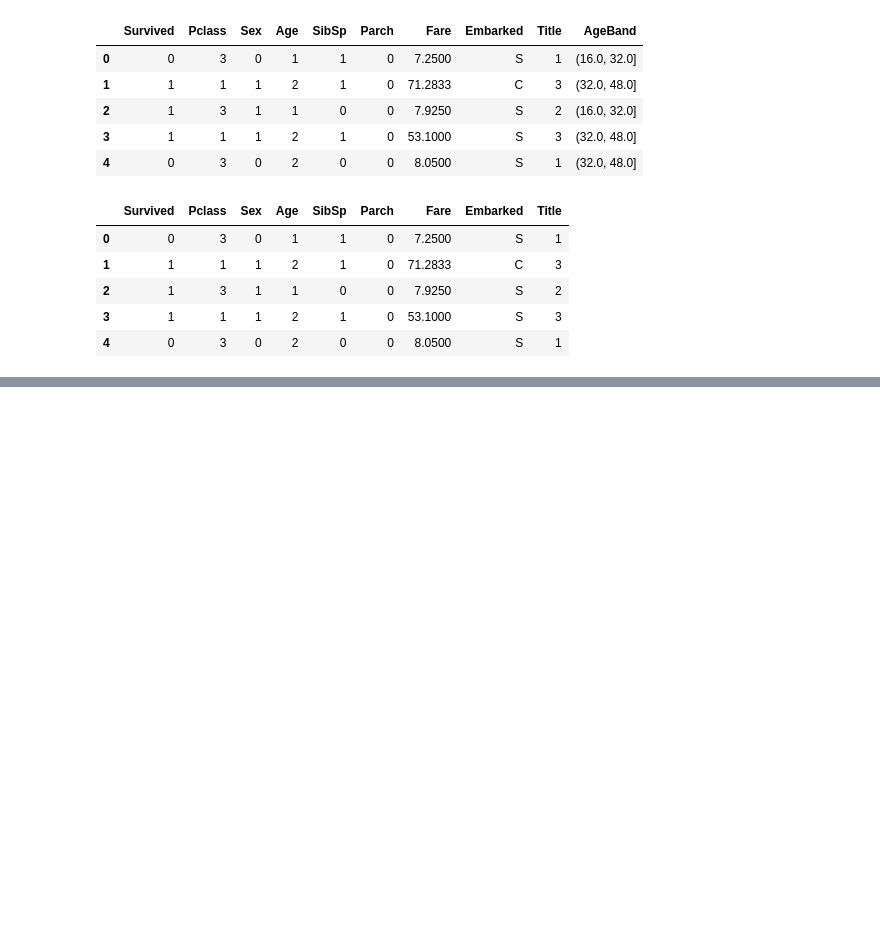
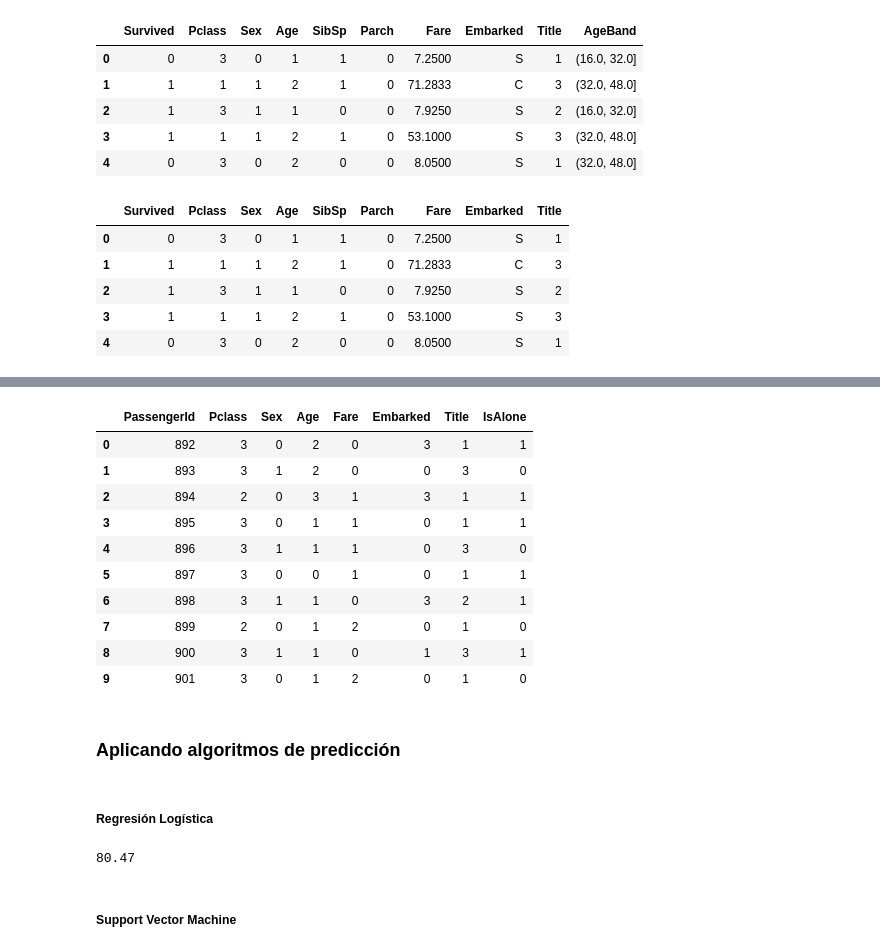
Before and after one commit to dannyaguirre09/Titanic, a Jupyter notebook: Titanic.ipynb, the cells around one changed output, grey strips where cells are left out. Drawn from its saved outputs; the diff is of its cells as text; code cells hidden in the pictures; blank space fills up the shorter version.

```diff
--- a/Titanic.ipynb
+++ b/Titanic.ipynb
@@ -296,0 +323,6 @@ train_df.head()
+# %%
+#Eliminar las columnas Parch, SibSp y FamilySize
+train_df = train_df.drop(['Parch', 'SibSp', 'FamilySize'], axis=1)
+test_df = test_df.drop(['Parch', 'SibSp', 'FamilySize'], axis=1)
+combine = [train_df, test_df]
+train_df.head()
@@ -296,0 +365,4 @@ train_df.head()
+# %%
+#Rellenar el valor que falta en la columna Fare del dataset test con el promedio de los valores
+test_df['Fare'].fillna(test_df['Fare'].dropna().median(), inplace=True)
+test_df.head()
@@ -296,0 +404,16 @@ train_df.head()
+# %%
+test_df.head(10)
+# %% [output]
+|  | PassengerId | Pclass | Sex | Age | Fare | Embarked | Title | IsAlone |
+| 0 | 892 | 3 | 0 | 2 | 0 | 3 | 1 | 1 |
+| 1 | 893 | 3 | 1 | 2 | 0 | 0 | 3 | 0 |
+| 2 | 894 | 2 | 0 | 3 | 1 | 3 | 1 | 1 |
+| 3 | 895 | 3 | 0 | 1 | 1 | 0 | 1 | 1 |
+| 4 | 896 | 3 | 1 | 1 | 1 | 0 | 3 | 0 |
+| 5 | 897 | 3 | 0 | 0 | 1 | 0 | 1 | 1 |
+| 6 | 898 | 3 | 1 | 1 | 0 | 3 | 2 | 1 |
+| 7 | 899 | 2 | 0 | 1 | 2 | 0 | 1 | 0 |
+| 8 | 900 | 3 | 1 | 1 | 0 | 1 | 3 | 1 |
+| 9 | 901 | 3 | 0 | 1 | 2 | 0 | 1 | 0 |
+# %% [markdown]
+### Aplicando algoritmos de predicción
@@ -296,0 +425,12 @@ train_df.head()
+# %% [markdown]
+##### Regresión Logística
+# %%
+logreg = LogisticRegression()
+logreg.fit(X_train, y_train)
+Y_pred = logreg.predict(X_test)
+score = round(logreg.score(X_train, y_train) * 100, 2)
+score
+# %% [output]
+80.47
+# %% [markdown]
+##### Support Vector Machine
```
Also changed, not shown: parts of 27 cells of this notebook.
